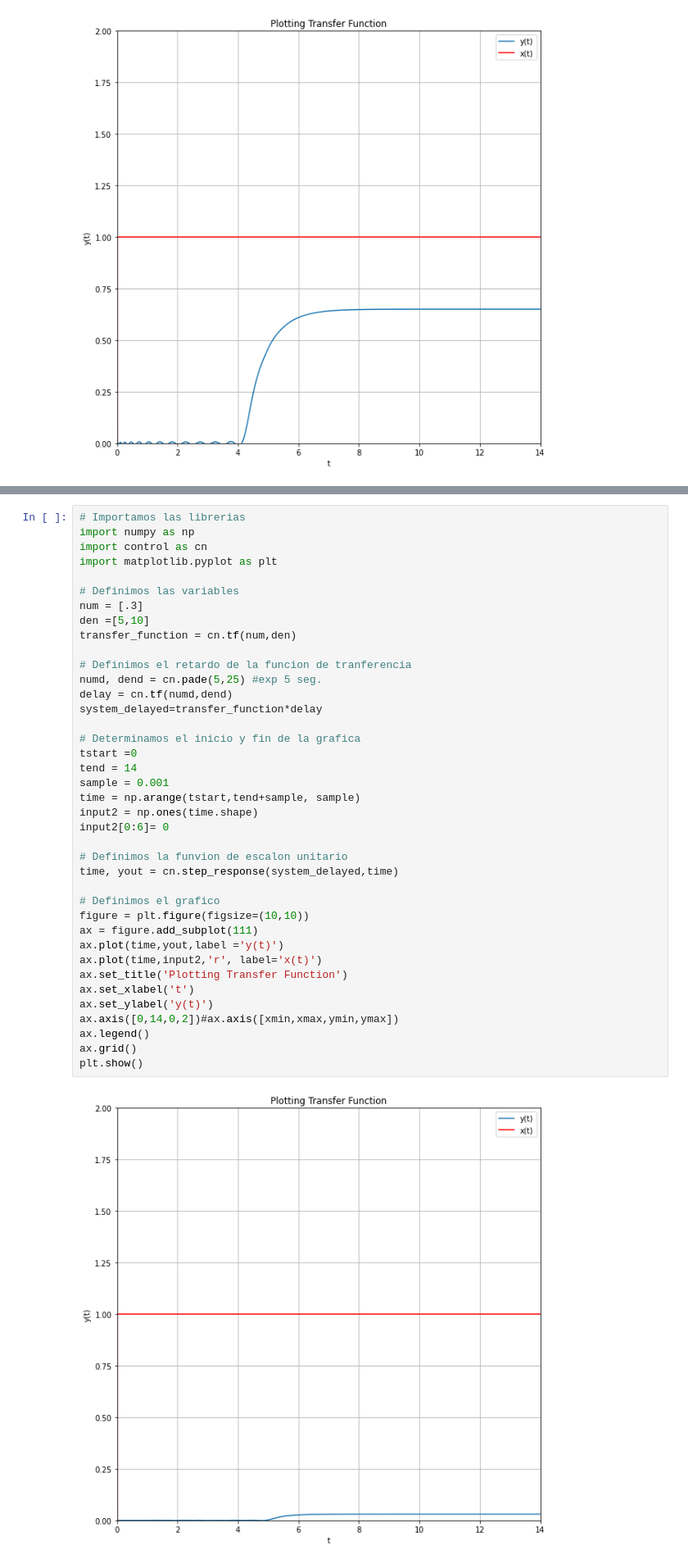
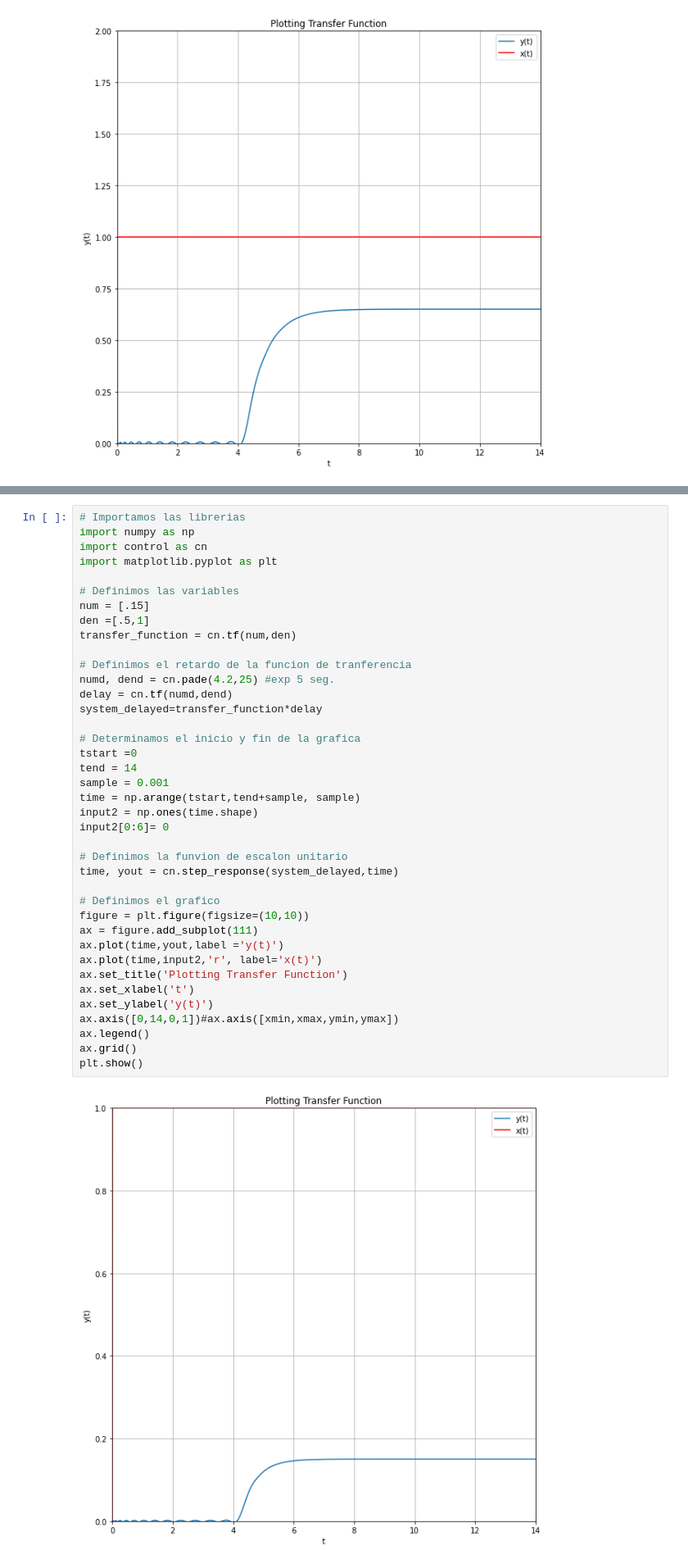
Before and after one commit to Ricardo-Gomez-4-113/Control-inteligente, a Jupyter notebook: Control_Inteligente.ipynb, the cells around one changed output, grey strips where cells are left out. Shown: that part at 82% size. Drawn from its saved outputs; the diff is of its cells as text.

```diff
--- a/Control_Inteligente.ipynb
+++ b/Control_Inteligente.ipynb
@@ -955,40 +976,40 @@ import control as cn
 import matplotlib.pyplot as plt
 
 # Definimos las variables
-num = [.3]
-den =[5,10]
+num = [.15]
+den =[.5,1]
 transfer_function = cn.tf(num,den)
 
 # Definimos el retardo de la funcion de tranferencia
-numd, dend = cn.pade(5,25) #exp 5 seg.
+numd, dend = cn.pade(4.2,25) #exp 5 seg.
 delay = cn.tf(numd,dend)
 system_delayed=transfer_function*delay
 
 # Determinamos el inicio y fin de la grafica
 tstart =0
 tend = 14
 sample = 0.001
 time = np.arange(tstart,tend+sample, sample)
 input2 = np.ones(time.shape)
 input2[0:6]= 0
 
 # Definimos la funvion de escalon unitario
 time, yout = cn.step_response(system_delayed,time)
 
 # Definimos el grafico
 figure = plt.figure(figsize=(10,10))
 ax = figure.add_subplot(111)
 ax.plot(time,yout,label ='y(t)')
 ax.plot(time,input2,'r', label='x(t)')
 ax.set_title('Plotting Transfer Function')
 ax.set_xlabel('t')
 ax.set_ylabel('y(t)')
-ax.axis([0,14,0,2])#ax.axis([xmin,xmax,ymin,ymax])
+ax.axis([0,14,0,1])#ax.axis([xmin,xmax,ymin,ymax])
 ax.legend()
 ax.grid()
 plt.show()
 # %% [output]
-[figure, old version]
+[figure, new version]
 # %% [markdown]
 Defining transfer funtion with $k=0.3$ and $\tau=5$: transfer function data determined with error 3% that is $n=ln(\frac{1}{n})$
 
```
Also changed, not shown: parts of 5 cells of this notebook.
